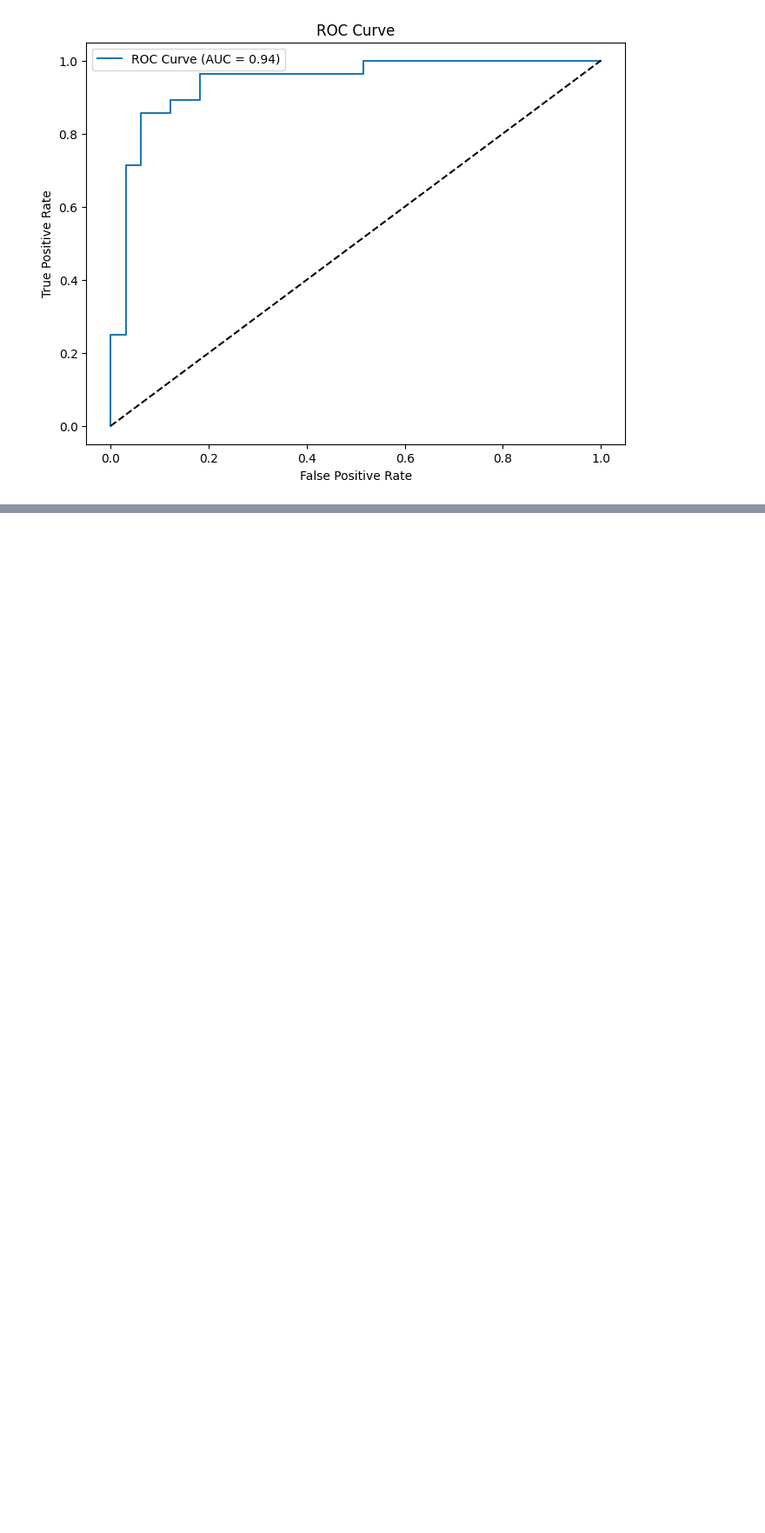
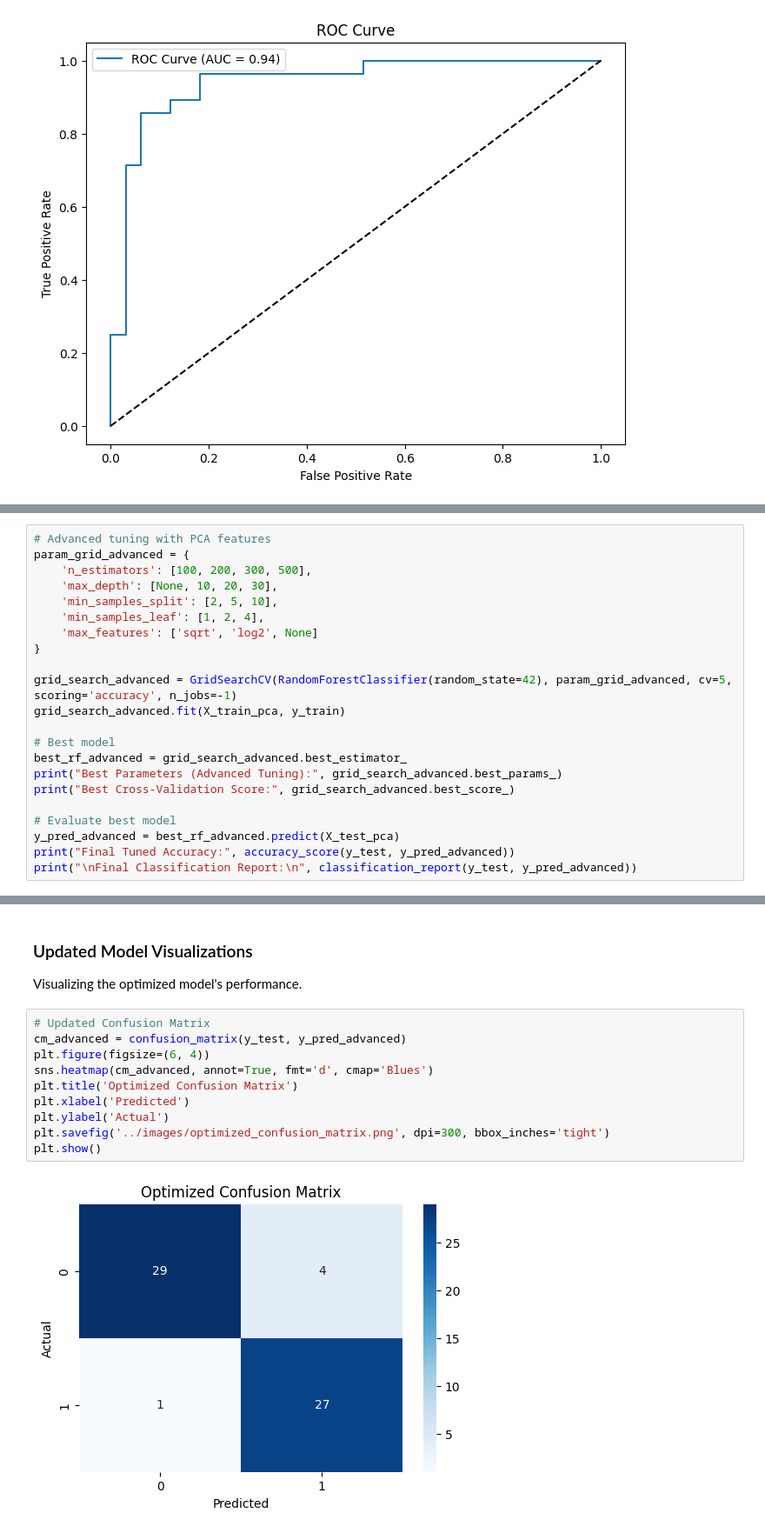
Before and after one commit to GoudyMT/heart-disease-ml, a Jupyter notebook: notebook/ml-portfolio.ipynb, the cells around one changed output, grey strips where cells are left out. Shown at 87% size. Saved outputs shown, nothing was run; the diff lists cells and outputs as text; blank space fills up the shorter version.

Commit message:
Optimize Random Forest with feature selection, PCA features, and advanced tuning

```diff
--- a/notebook/ml-portfolio.ipynb
+++ b/notebook/ml-portfolio.ipynb
@@ -534,0 +593,22 @@ plt.show()
+# %%
+# Advanced tuning with PCA features
+param_grid_advanced = {
+    'n_estimators': [100, 200, 300, 500],
+    'max_depth': [None, 10, 20, 30],
+    'min_samples_split': [2, 5, 10],
+    'min_samples_leaf': [1, 2, 4],
+    'max_features': ['sqrt', 'log2', None]
+}
+
+grid_search_advanced = GridSearchCV(RandomForestClassifier(random_state=42), param_grid_advanced, cv=5, scoring='accuracy', n_jobs=-1)
+grid_search_advanced.fit(X_train_pca, y_train)
+
+# Best model
+best_rf_advanced = grid_search_advanced.best_estimator_
+print("Best Parameters (Advanced Tuning):", grid_search_advanced.best_params_)
+print("Best Cross-Validation Score:", grid_search_advanced.best_score_)
+
+# Evaluate best model
+y_pred_advanced = best_rf_advanced.predict(X_test_pca)
+print("Final Tuned Accuracy:", accuracy_score(y_test, y_pred_advanced))
+print("\nFinal Classification Report:\n", classification_report(y_test, y_pred_advanced))
@@ -534,0 +629,15 @@ plt.show()
+# %% [markdown]
+### Updated Model Visualizations
+Visualizing the optimized model's performance.
+# %%
+# Updated Confusion Matrix
+cm_advanced = confusion_matrix(y_test, y_pred_advanced)
+plt.figure(figsize=(6, 4))
+sns.heatmap(cm_advanced, annot=True, fmt='d', cmap='Blues')
+plt.title('Optimized Confusion Matrix')
+plt.xlabel('Predicted')
+plt.ylabel('Actual')
+plt.savefig('../images/optimized_confusion_matrix.png', dpi=300, bbox_inches='tight')
+plt.show()
+# %% [output]
+[figure, added]
```
Also changed, not shown: parts of 5 cells of this notebook, 2 other files.
